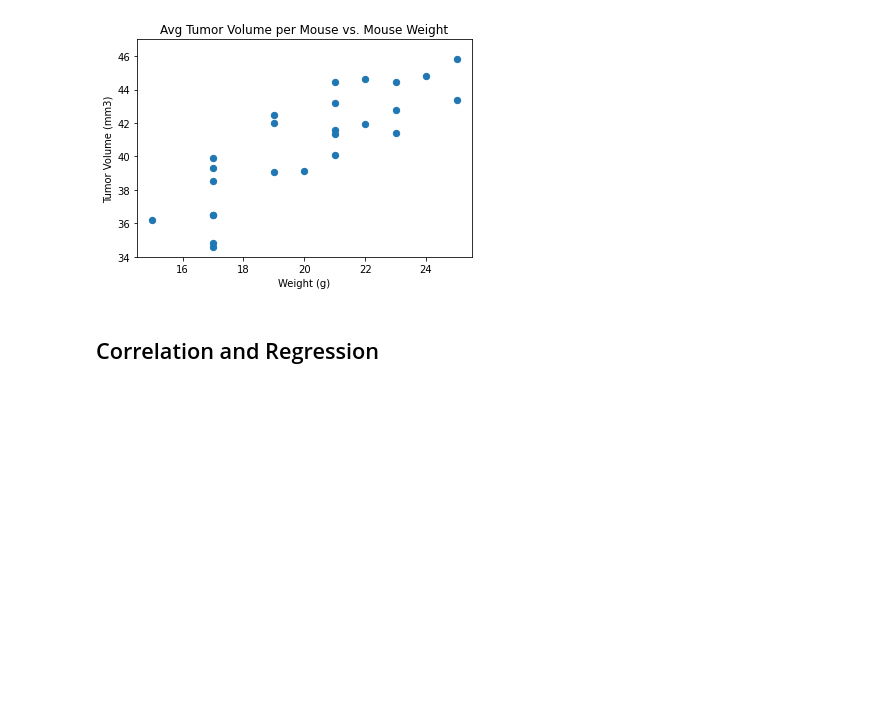
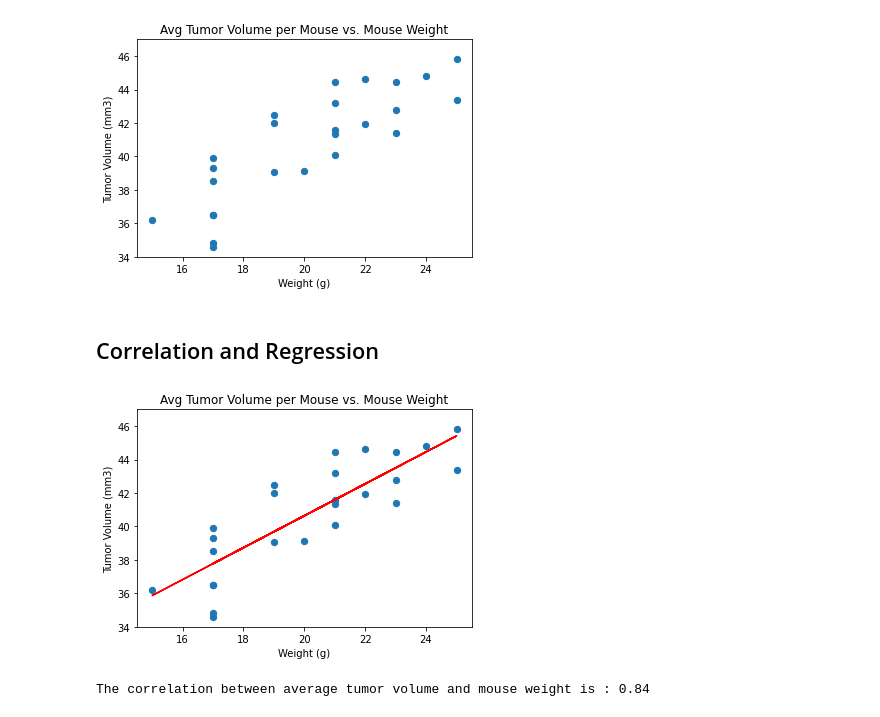
Before and after one commit to saleha456/Matplotlib-Challenge, a Jupyter notebook: Pymaceuticals/pymaceuticals_starter.ipynb, the cells around one changed output. Drawn from its saved outputs; the diff is of its cells as text; code cells hidden in the pictures; blank space fills up the shorter version.

Commit message:
correlation and regres calculated

```diff
--- a/Pymaceuticals/pymaceuticals_starter.ipynb
+++ b/Pymaceuticals/pymaceuticals_starter.ipynb
@@ -377,0 +375,23 @@ plt.show()
+# %%
+# Calculate the correlation coefficient and linear regression model
+# for mouse weight and average tumor volume for the Capomulin regimen
+
+
+x_values = avg_tumor['Weight (g)']
+y_values = avg_tumor['Tumor Volume (mm3)']
+
+# Calculate regression and correlation
+(slope, intercept, rvalue, pvalue, stderr) = st.linregress(x_values, y_values)
+regress_values = x_values * slope + intercept
+correlation = round(st.pearsonr(x_values,y_values)[0],2)
+
+# Plot the the data and line
+avg_tumor.plot(kind="scatter", x="Weight (g)", y="Tumor Volume (mm3)",
+              title="Avg Tumor Volume per Mouse vs. Mouse Weight", s=40, ylim=[34,47])
+plt.plot(x_values,regress_values,"r-")
+plt.show()
+
+print(f"The correlation between average tumor volume and mouse weight is : {correlation}")
+# %% [output]
+[figure, added]
+The correlation between average tumor volume and mouse weight is : 0.84
```
Also changed, not shown: parts of 2 cells of this notebook.
